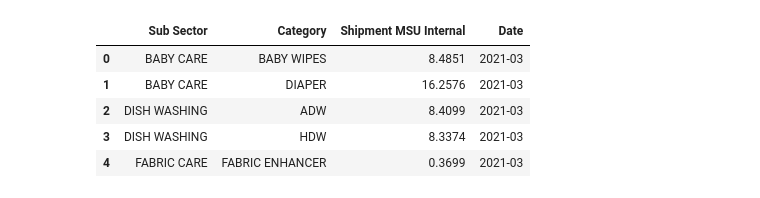
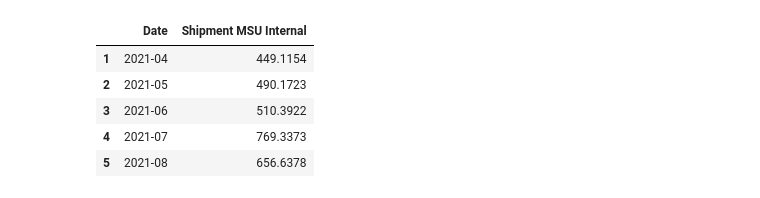
Before and after one commit to piarocket/Project, a Jupyter notebook: Vol_Forecasting.ipynb, the cells around one changed output. Drawn from its saved outputs; the diff is of its cells as text; code cells hidden in the pictures.

```diff
--- a/Vol_Forecasting.ipynb
+++ b/Vol_Forecasting.ipynb
@@ -16,13 +16,17 @@ from sklearn.model_selection import train_test_split
 from sklearn.metrics.pairwise import cosine_similarity
 from scipy.sparse.linalg import svds
 # %%
-data= pd.read_csv(r'C:\Users\idigoras.a\OneDrive - Procter and Gamble\05. Trainings&Acces\FODS 3\Project\Shipments\total shipments.csv')
+data= pd.read_csv(r'C:\Users\moreno.l.5\Procter and Gamble\Idigoras, Anne - Project\Shipments\total shipments.csv')
 #data = data[data['Category'] == 'CHAMPUS']
+data = data.drop(columns=['Sub Sector','Category'])
+data = data.groupby('Date').sum()
+data = data.reset_index()
+data = data[data['Date']!= '2021-03']
 data.head()
 # %% [output]
-|  | Sub Sector | Category | Shipment MSU Internal | Date |
-| 0 | BABY CARE | BABY WIPES | 8.4851 | 2021-03 |
-| 1 | BABY CARE | DIAPER | 16.2576 | 2021-03 |
-| 2 | DISH WASHING | ADW | 8.4099 | 2021-03 |
-| 3 | DISH WASHING | HDW | 8.3374 | 2021-03 |
-| 4 | FABRIC CARE | FABRIC ENHANCER | 0.3699 | 2021-03 |
+|  | Date | Shipment MSU Internal |
+| 1 | 2021-04 | 449.1154 |
+| 2 | 2021-05 | 490.1723 |
+| 3 | 2021-06 | 510.3922 |
+| 4 | 2021-07 | 769.3373 |
+| 5 | 2021-08 | 656.6378 |
```
Also changed, not shown: parts of 10 cells of this notebook, 1 other file.
